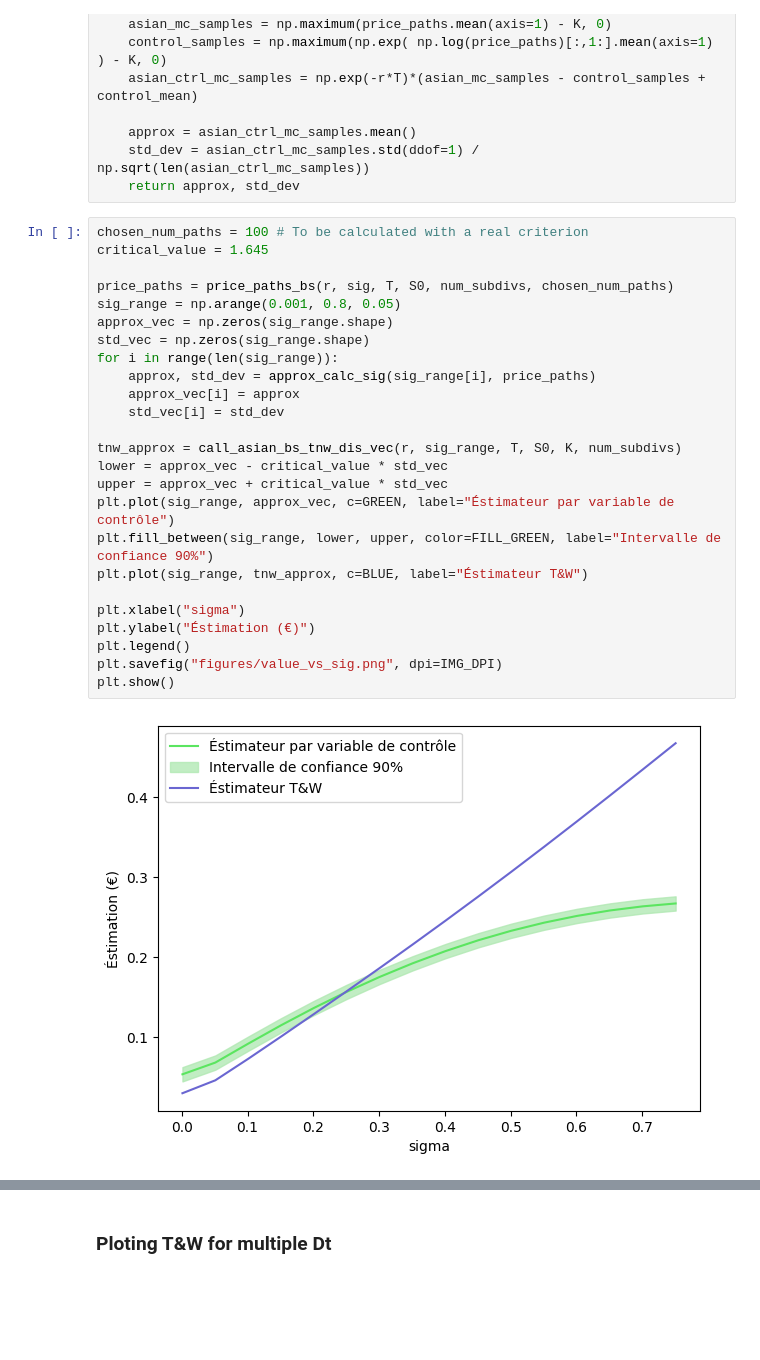
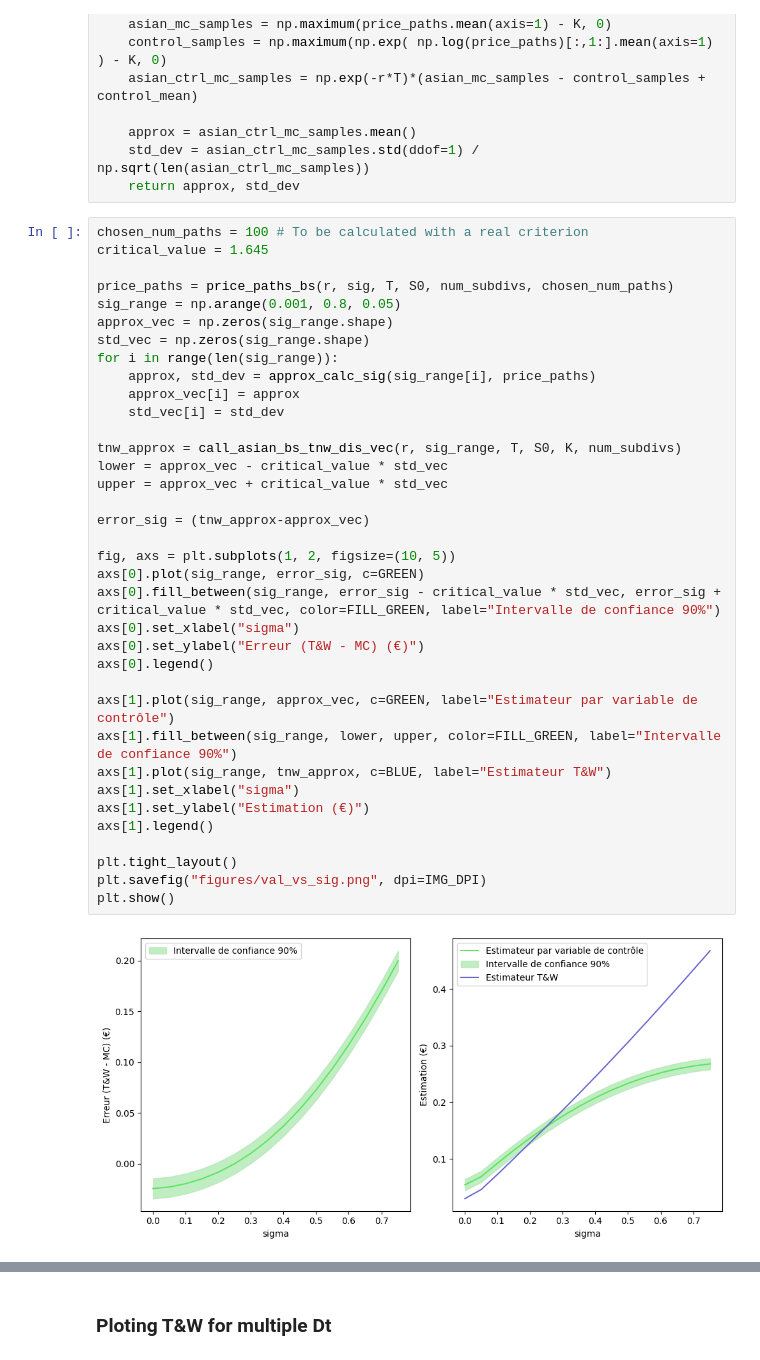
Before and after one commit to Sh3xe/asian-option-pricing, a Jupyter notebook: pricing.ipynb, the cells around one changed output, grey strips where cells are left out. Drawn from its saved outputs; the diff is of its cells as text; blank space fills up the shorter version.

Commit message:
amélioration graphiques

```diff
--- a/pricing.ipynb
+++ b/pricing.ipynb
@@ -285,27 +300,38 @@ def approx_calc_sig(sig, price_paths):
 # %%
 chosen_num_paths = 100 # To be calculated with a real criterion
 critical_value = 1.645
 
 price_paths = price_paths_bs(r, sig, T, S0, num_subdivs, chosen_num_paths)
 sig_range = np.arange(0.001, 0.8, 0.05)
 approx_vec = np.zeros(sig_range.shape)
 std_vec = np.zeros(sig_range.shape)
 for i in range(len(sig_range)):
 	approx, std_dev = approx_calc_sig(sig_range[i], price_paths)
 	approx_vec[i] = approx
 	std_vec[i] = std_dev
 
 tnw_approx = call_asian_bs_tnw_dis_vec(r, sig_range, T, S0, K, num_subdivs)
 lower = approx_vec - critical_value * std_vec
 upper = approx_vec + critical_value * std_vec
-plt.plot(sig_range, approx_vec, c=GREEN, label="Éstimateur par variable de contrôle")
-plt.fill_between(sig_range, lower, upper, color=FILL_GREEN, label="Intervalle de confiance 90%")
-plt.plot(sig_range, tnw_approx, c=BLUE, label="Éstimateur T&W")
 
-plt.xlabel("sigma")
-plt.ylabel("Éstimation (€)")
-plt.legend()
-plt.savefig("figures/value_vs_sig.png", dpi=IMG_DPI)
+error_sig = (tnw_approx-approx_vec)
+
+fig, axs = plt.subplots(1, 2, figsize=(10, 5))
+axs[0].plot(sig_range, error_sig, c=GREEN)
+axs[0].fill_between(sig_range, error_sig - critical_value * std_vec, error_sig + critical_value * std_vec, color=FILL_GREEN, label="Intervalle de confiance 90%")
+axs[0].set_xlabel("sigma")
+axs[0].set_ylabel("Erreur (T&W - MC) (€)")
+axs[0].legend()
+
+axs[1].plot(sig_range, approx_vec, c=GREEN, label="Estimateur par variable de contrôle")
+axs[1].fill_between(sig_range, lower, upper, color=FILL_GREEN, label="Intervalle de confiance 90%")
+axs[1].plot(sig_range, tnw_approx, c=BLUE, label="Estimateur T&W")
+axs[1].set_xlabel("sigma")
+axs[1].set_ylabel("Estimation (€)")
+axs[1].legend()
+
+plt.tight_layout()
+plt.savefig("figures/val_vs_sig.png", dpi=IMG_DPI)
 plt.show()
 # %% [output]
-[figure, old version]
+[figure, new version]
```
Also changed, not shown: parts of 9 cells of this notebook.
